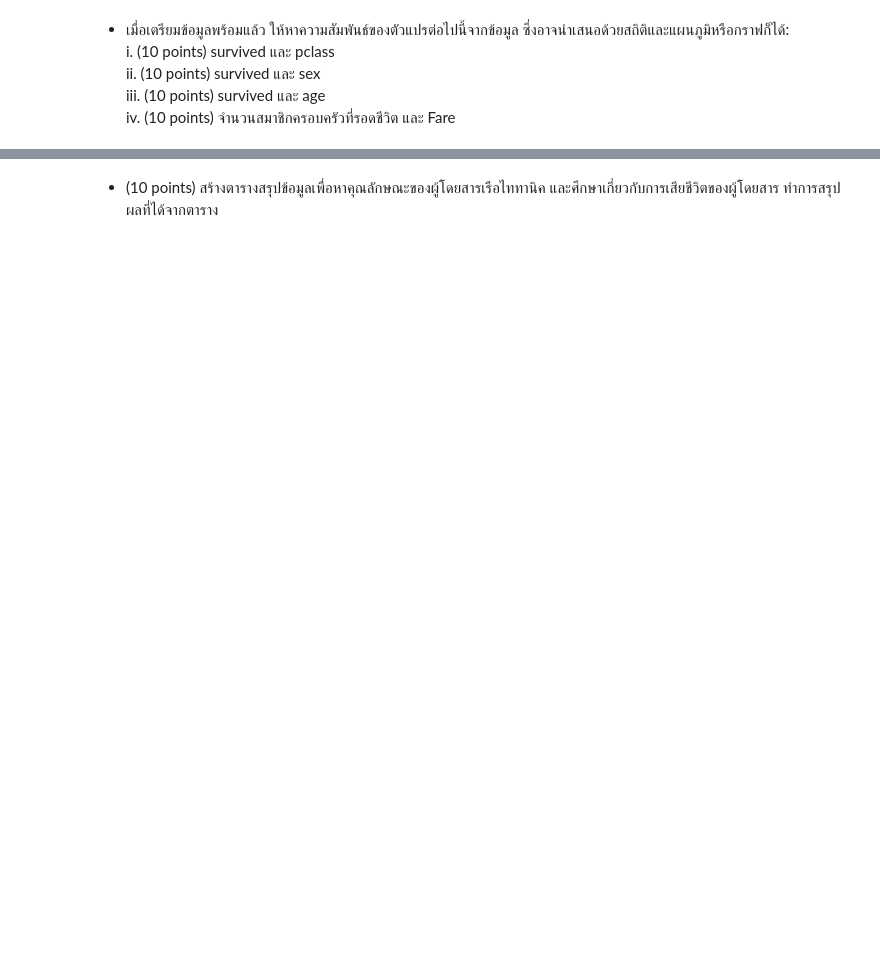
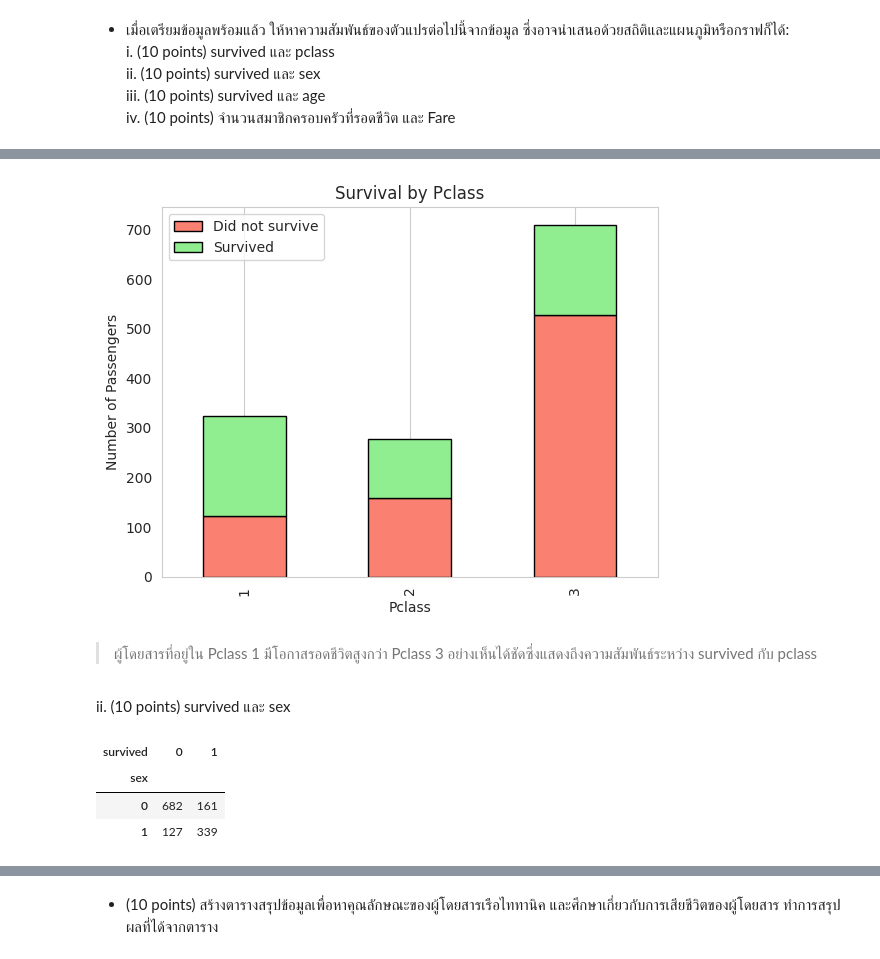
Before and after one commit to RatchanonPa/Data-Warehouse-and-Big-Data-Analytics, a Jupyter notebook: Data_Preprocessing_67_653020217-4.ipynb, the cells around one changed output, grey strips where cells are left out. Cells and saved outputs as stored; diff of their text form; code cells hidden in the pictures; blank space fills up the shorter version.

```diff
--- a/Data_Preprocessing_67_653020217-4.ipynb
+++ b/Data_Preprocessing_67_653020217-4.ipynb
@@ -729,0 +776,4 @@ titanic
+# %%
+# Crosstab ของ survived และ pclass
+survived_pclass = pd.crosstab(titanic['pclass'], titanic['survived'])
+survived_pclass
@@ -729,0 +786,24 @@ titanic
+# %%
+# สร้างกราฟแท่งแบบซ้อน (stacked bar chart)
+survived_pclass.plot(kind='bar', stacked=True, color=['salmon', 'lightgreen'], edgecolor='black')
+plt.xlabel('Pclass')
+plt.ylabel('Number of Passengers')
+plt.title('Survival by Pclass')
+plt.legend(['Did not survive', 'Survived'])
+plt.grid(axis='y')
+plt.show()
+# %% [output]
+[figure, added]
+# %% [markdown]
+> ผู้โดยสารที่อยู่ใน Pclass 1 มีโอกาสรอดชีวิตสูงกว่า Pclass 3 อย่างเห็นได้ชัดซึ่งแสดงถึงความสัมพันธ์ระหว่าง survived กับ pclass
+# %% [markdown]
+ii. (10 points) survived และ sex
+# %%
+# Crosstab ของ survived และ sex
+survived_sex = pd.crosstab(titanic['sex'], titanic['survived'])
+survived_sex
+# %% [output]
+| survived | 0 | 1 |
+| sex |  |  |
+| 0 | 682 | 161 |
+| 1 | 127 | 339 |
```
Also changed, not shown: parts of 20 cells of this notebook.
